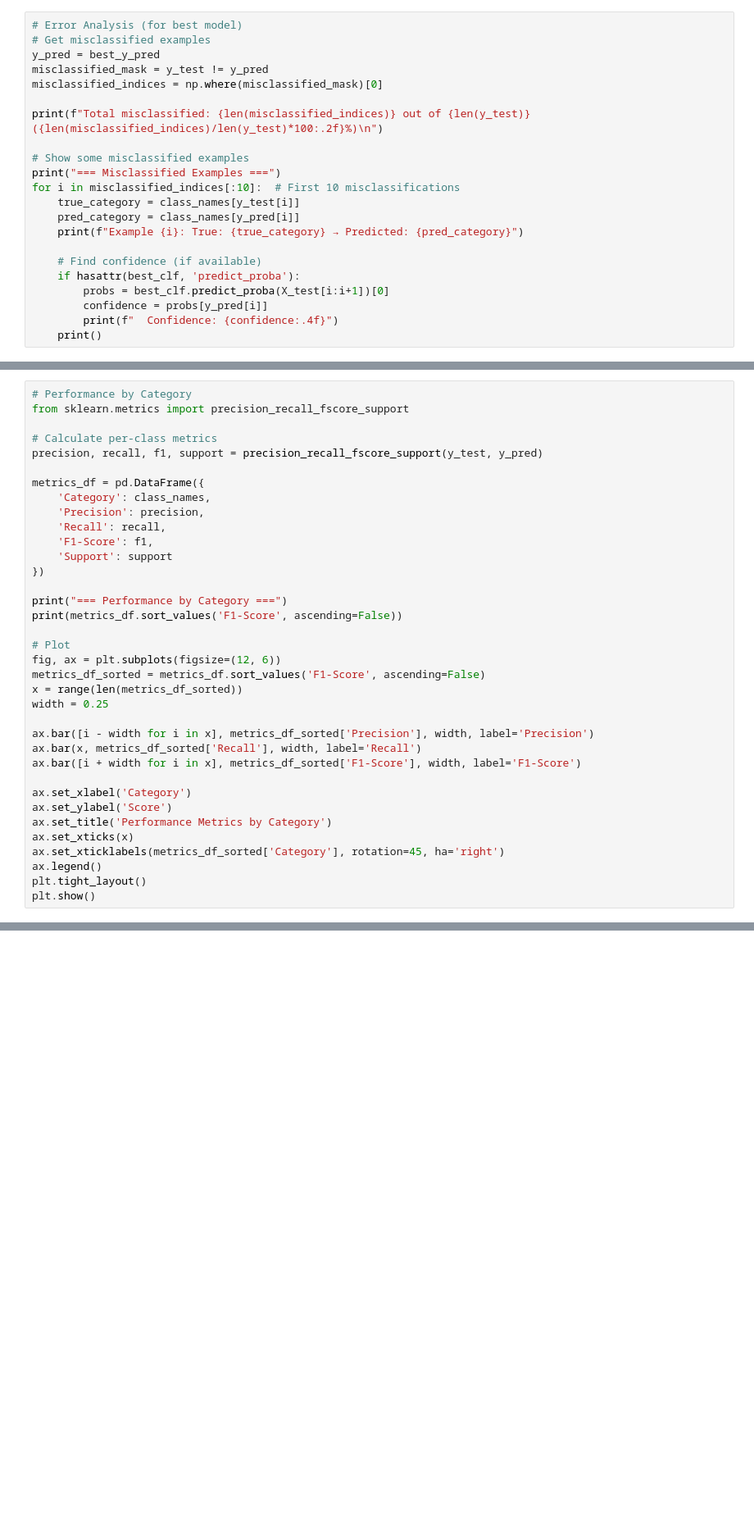
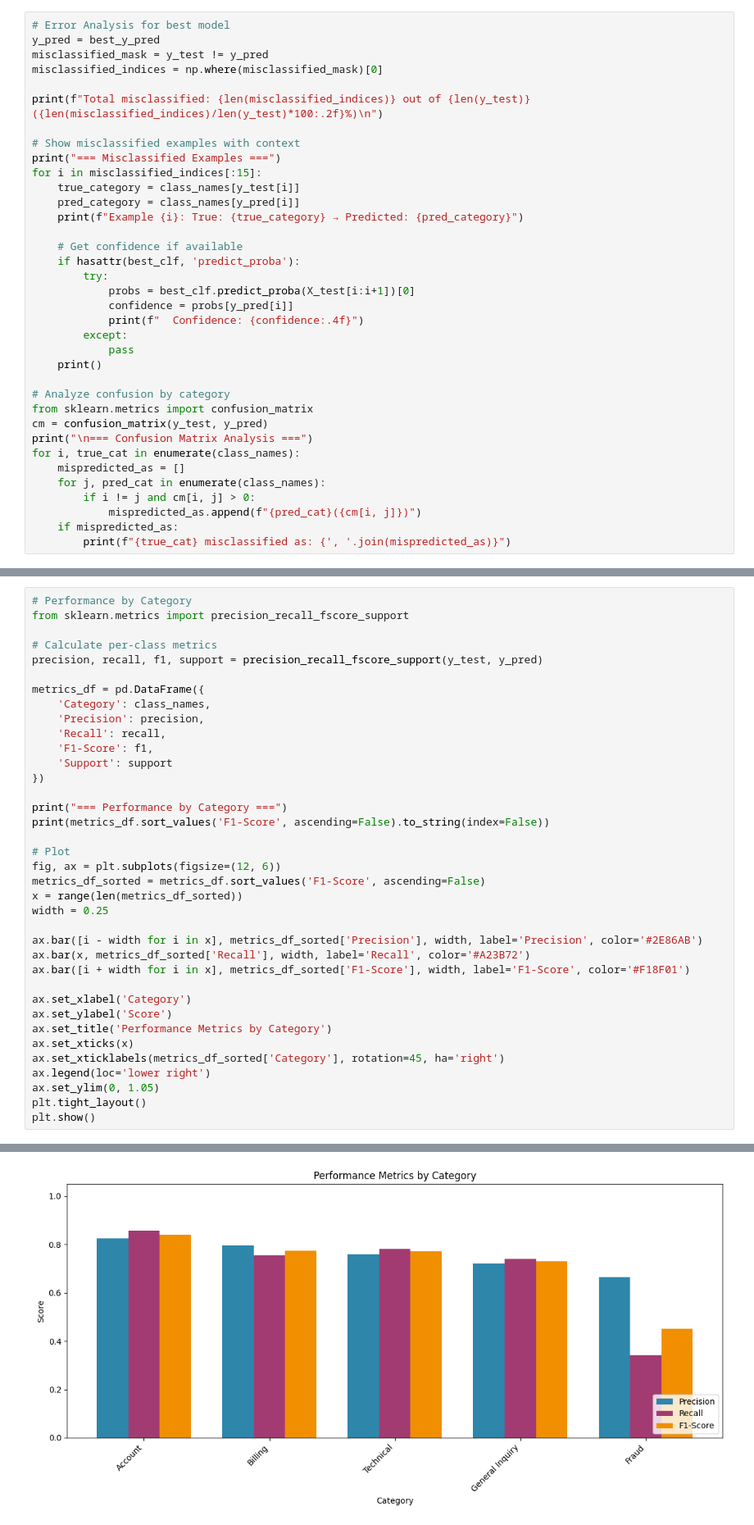
Before and after one commit to Hashem-Rashed/Intelligent-Support-Ticket-Classification-with-RAG, a Jupyter notebook: notebooks/ticket_embeddings_experiment.ipynb.ipynb, the cells around one changed output, grey strips where cells are left out. Shown at 82% size. Drawn from its saved outputs; the diff is of its cells as text; blank space fills up the shorter version.

```diff
--- a/notebooks/ticket_embeddings_experiment.ipynb.ipynb
+++ b/notebooks/ticket_embeddings_experiment.ipynb.ipynb
@@ -524,22 +949,36 @@ for i in range(len(class_names)):
 # %%
-# Error Analysis (for best model)
-# Get misclassified examples
+# Error Analysis for best model
 y_pred = best_y_pred
 misclassified_mask = y_test != y_pred
 misclassified_indices = np.where(misclassified_mask)[0]
 
 print(f"Total misclassified: {len(misclassified_indices)} out of {len(y_test)} ({len(misclassified_indices)/len(y_test)*100:.2f}%)\n")
 
-# Show some misclassified examples
+# Show misclassified examples with context
 print("=== Misclassified Examples ===")
-for i in misclassified_indices[:10]:  # First 10 misclassifications
+for i in misclassified_indices[:15]:
     true_category = class_names[y_test[i]]
     pred_category = class_names[y_pred[i]]
     print(f"Example {i}: True: {true_category} → Predicted: {pred_category}")
 
-    # Find confidence (if available)
+    # Get confidence if available
     if hasattr(best_clf, 'predict_proba'):
-        probs = best_clf.predict_proba(X_test[i:i+1])[0]
-        confidence = probs[y_pred[i]]
-        print(f"  Confidence: {confidence:.4f}")
+        try:
+            probs = best_clf.predict_proba(X_test[i:i+1])[0]
+            confidence = probs[y_pred[i]]
+            print(f"  Confidence: {confidence:.4f}")
+        except:
+            pass
     print()
+
+# Analyze confusion by category
+from sklearn.metrics import confusion_matrix
+cm = confusion_matrix(y_test, y_pred)
+print("\n=== Confusion Matrix Analysis ===")
+for i, true_cat in enumerate(class_names):
+    mispredicted_as = []
+    for j, pred_cat in enumerate(class_names):
+        if i != j and cm[i, j] > 0:
+            mispredicted_as.append(f"{pred_cat}({cm[i, j]})")
+    if mispredicted_as:
+        print(f"{true_cat} misclassified as: {', '.join(mispredicted_as)}")
@@ -559,7 +1016,7 @@ metrics_df = pd.DataFrame({
 })
 
 print("=== Performance by Category ===")
-print(metrics_df.sort_values('F1-Score', ascending=False))
+print(metrics_df.sort_values('F1-Score', ascending=False).to_string(index=False))
 
 # Plot
 fig, ax = plt.subplots(figsize=(12, 6))
@@ -567,15 +1024,17 @@ metrics_df_sorted = metrics_df.sort_values('F1-Score', ascending=False)
 x = range(len(metrics_df_sorted))
 width = 0.25
 
-ax.bar([i - width for i in x], metrics_df_sorted['Precision'], width, label='Precision')
-ax.bar(x, metrics_df_sorted['Recall'], width, label='Recall')
-ax.bar([i + width for i in x], metrics_df_sorted['F1-Score'], width, label='F1-Score')
+ax.bar([i - width for i in x], metrics_df_sorted['Precision'], width, label='Precision', color='#2E86AB')
+ax.bar(x, metrics_df_sorted['Recall'], width, label='Recall', color='#A23B72')
+ax.bar([i + width for i in x], metrics_df_sorted['F1-Score'], width, label='F1-Score', color='#F18F01')
 
 ax.set_xlabel('Category')
 ax.set_ylabel('Score')
 ax.set_title('Performance Metrics by Category')
 ax.set_xticks(x)
 ax.set_xticklabels(metrics_df_sorted['Category'], rotation=45, ha='right')
-ax.legend()
+ax.legend(loc='lower right')
+ax.set_ylim(0, 1.05)
 plt.tight_layout()
 plt.show()
+# %% [output]
@@ -582,2 +1048,3 @@ plt.show()
+[figure, added]
 # %%
 # Quick RAG Demo - Find similar tickets by category
```
Also changed, not shown: parts of 17 cells of this notebook, 7 other files.
